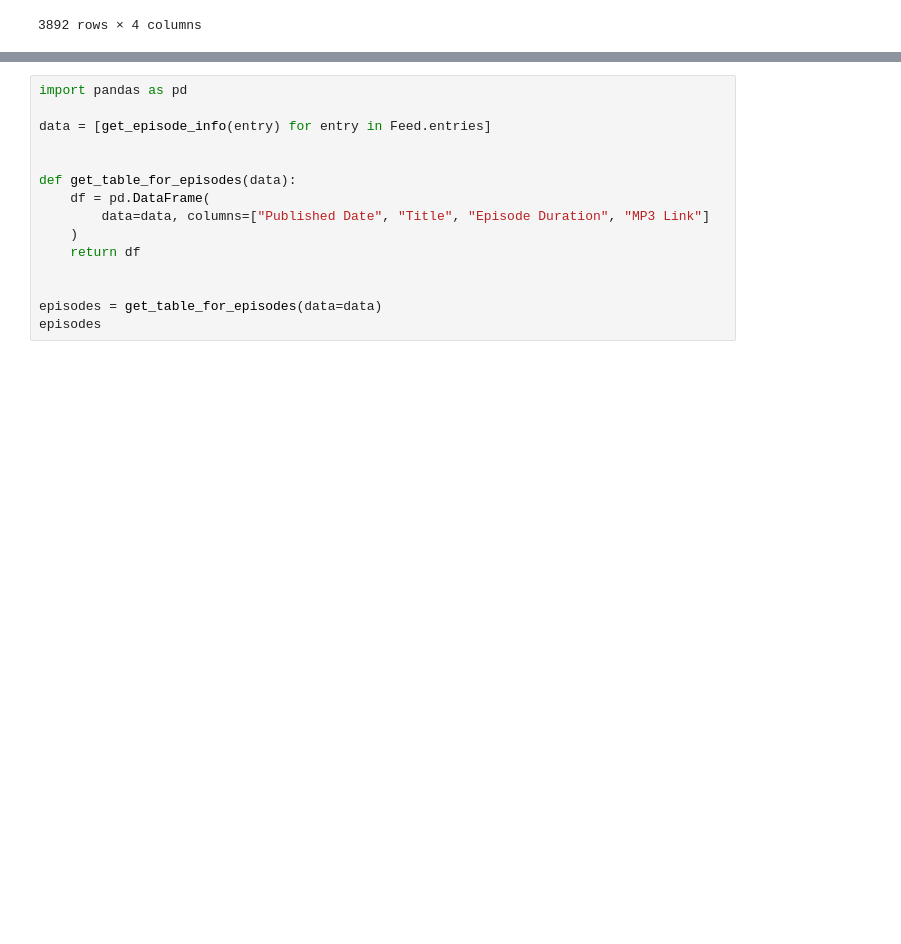
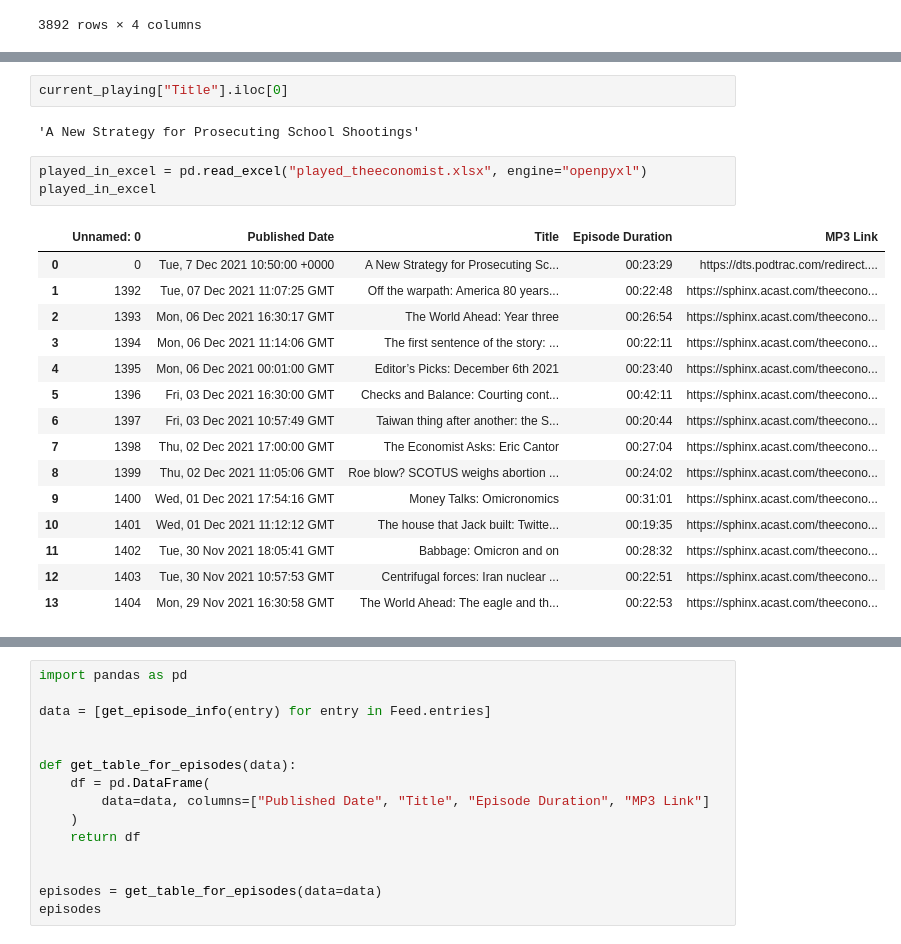
Before and after one commit to cryptodogofmax/podcast-web-player, a Jupyter notebook: podcast_player.ipynb, the cells around one changed output, grey strips where cells are left out. Saved outputs shown, nothing was run; the diff lists cells and outputs as text; blank space fills up the shorter version.

```diff
--- a/podcast_player.ipynb
+++ b/podcast_player.ipynb
@@ -103,0 +110,23 @@ episodes
+# %%
+current_playing["Title"].iloc[0]
+# %% [output]
+'A New Strategy for Prosecuting School Shootings'
+# %%
+played_in_excel = pd.read_excel("played_theeconomist.xlsx", engine="openpyxl")
+played_in_excel
+# %% [output]
+|  | Unnamed: 0 | Published Date | Title | Episode Duration | MP3 Link |
+| 0 | 0 | Tue, 7 Dec 2021 10:50:00 +0000 | A New Strategy for Prosecuting Sc... | 00:23:29 | https://dts.podtrac.com/redirect.... |
+| 1 | 1392 | Tue, 07 Dec 2021 11:07:25 GMT | Off the warpath: America 80 years... | 00:22:48 | https://sphinx.acast.com/theecono... |
+| 2 | 1393 | Mon, 06 Dec 2021 16:30:17 GMT | The World Ahead: Year three | 00:26:54 | https://sphinx.acast.com/theecono... |
+| 3 | 1394 | Mon, 06 Dec 2021 11:14:06 GMT | The first sentence of the story: ... | 00:22:11 | https://sphinx.acast.com/theecono... |
+| 4 | 1395 | Mon, 06 Dec 2021 00:01:00 GMT | Editor’s Picks: December 6th 2021 | 00:23:40 | https://sphinx.acast.com/theecono... |
+| 5 | 1396 | Fri, 03 Dec 2021 16:30:00 GMT | Checks and Balance: Courting cont... | 00:42:11 | https://sphinx.acast.com/theecono... |
+| 6 | 1397 | Fri, 03 Dec 2021 10:57:49 GMT | Taiwan thing after another: the S... | 00:20:44 | https://sphinx.acast.com/theecono... |
+| 7 | 1398 | Thu, 02 Dec 2021 17:00:00 GMT | The Economist Asks: Eric Cantor | 00:27:04 | https://sphinx.acast.com/theecono... |
+| 8 | 1399 | Thu, 02 Dec 2021 11:05:06 GMT | Roe blow? SCOTUS weighs abortion ... | 00:24:02 | https://sphinx.acast.com/theecono... |
+| 9 | 1400 | Wed, 01 Dec 2021 17:54:16 GMT | Money Talks: Omicronomics | 00:31:01 | https://sphinx.acast.com/theecono... |
+| 10 | 1401 | Wed, 01 Dec 2021 11:12:12 GMT | The house that Jack built: Twitte... | 00:19:35 | https://sphinx.acast.com/theecono... |
+| 11 | 1402 | Tue, 30 Nov 2021 18:05:41 GMT | Babbage: Omicron and on | 00:28:32 | https://sphinx.acast.com/theecono... |
+| 12 | 1403 | Tue, 30 Nov 2021 10:57:53 GMT | Centrifugal forces: Iran nuclear ... | 00:22:51 | https://sphinx.acast.com/theecono... |
+| 13 | 1404 | Mon, 29 Nov 2021 16:30:58 GMT | The World Ahead: The eagle and th... | 00:22:53 | https://sphinx.acast.com/theecono... |
```
Also changed, not shown: parts of 3 cells of this notebook, 3 other files.
